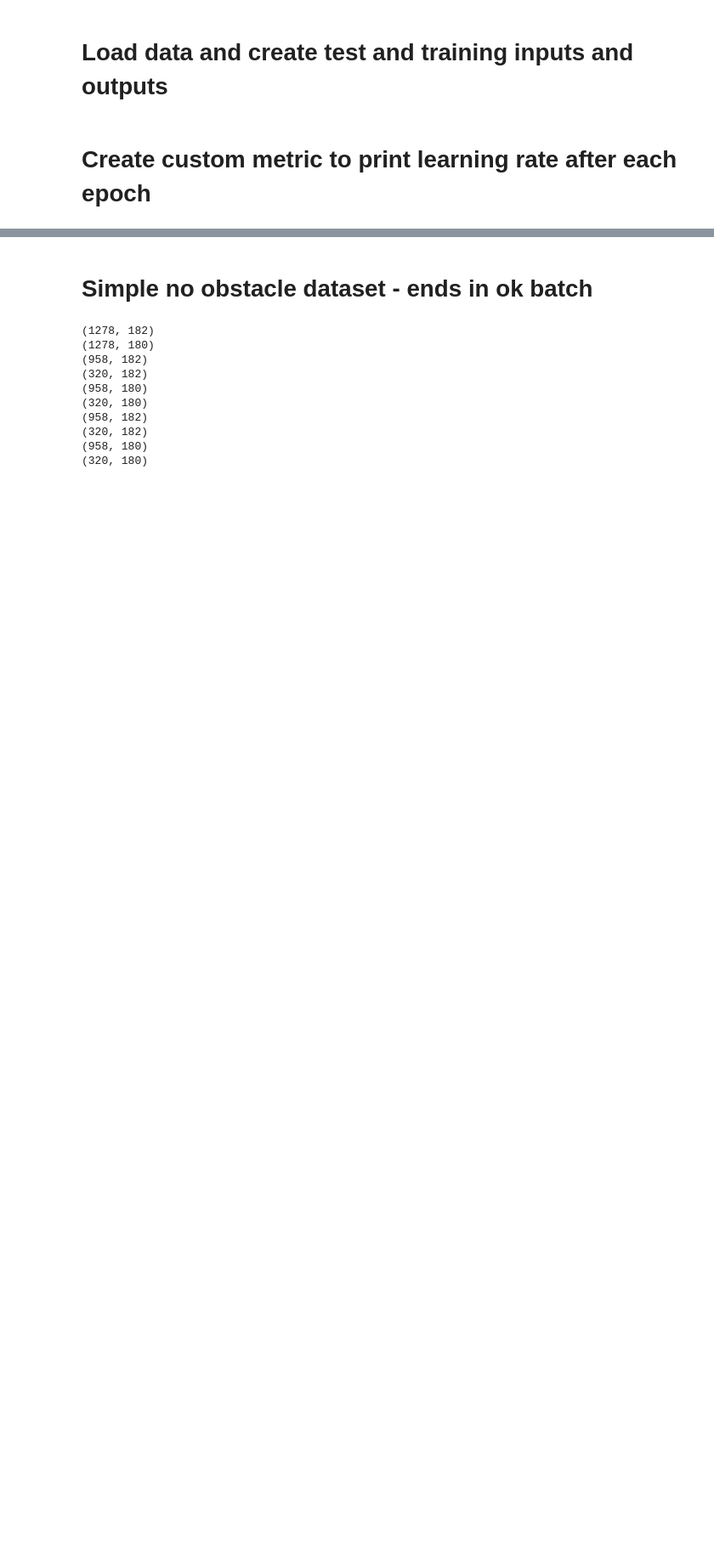
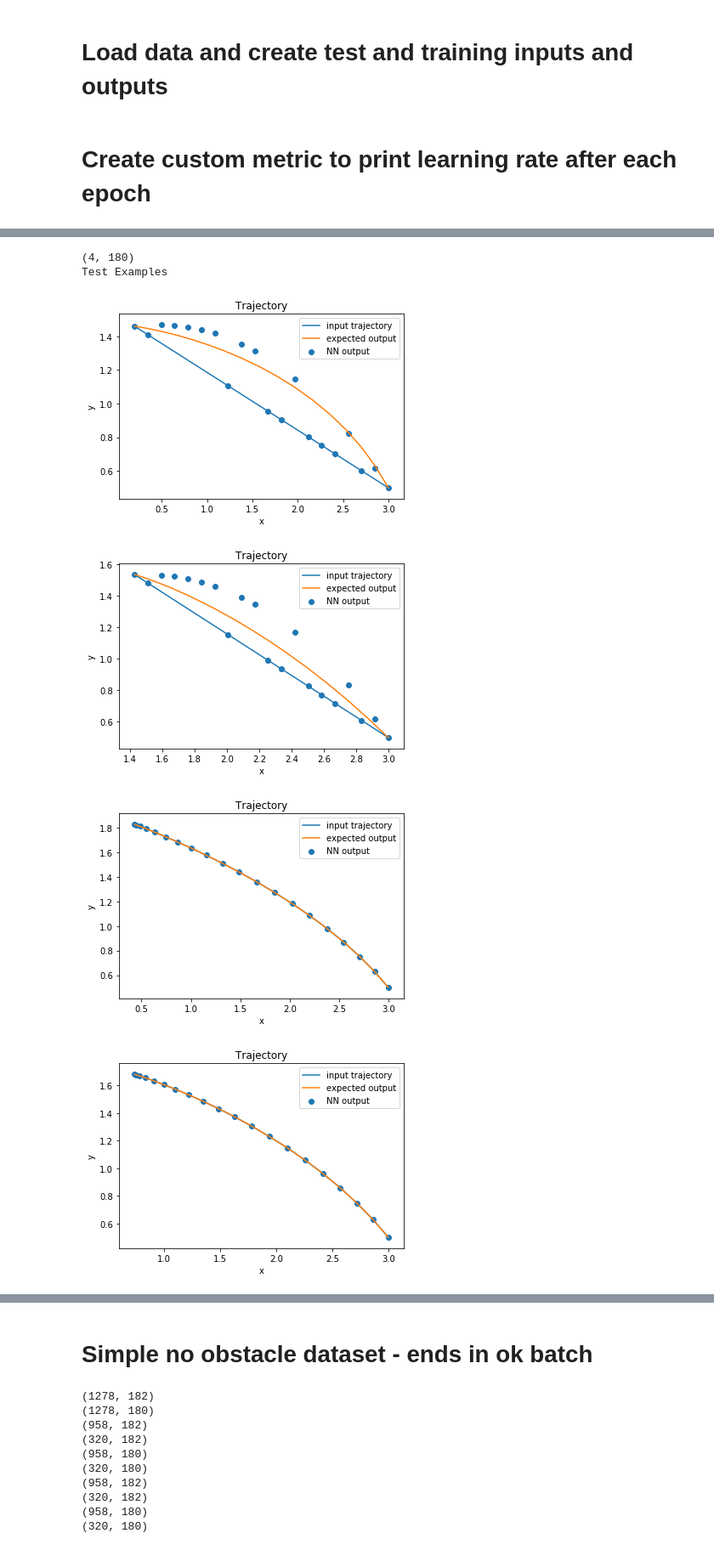
Before and after one commit to somritabanerjee/GuSTO.jl, a Jupyter notebook: examples/train_and_create_imitation_learning_network.ipynb, the cells around one changed output, grey strips where cells are left out. Shown at 85% size. Cells and saved outputs as stored; diff of their text form; code cells hidden in the pictures; blank space fills up the shorter version.

```diff
--- a/examples/train_and_create_imitation_learning_network.ipynb
+++ b/examples/train_and_create_imitation_learning_network.ipynb
@@ -60,0 +185,17 @@ class CustomMetrics(Callback):
+# %%
+# model = load_model('NoObstacleFirst3IterOKDecayLRModel.h5')
+Idx = [61,83,201,244]
+X_test_np_array=np.array(X_test)
+NN_output = model.predict(X_test_np_array[Idx])
+# %%
+print(np.shape(NN_output))
+print("Test Examples")
+for NN_idx, test_idx in enumerate(Idx):
+    plotTrajectoryInputExpectedAndNN(X_test[test_idx,:],Y_test[test_idx,:],NN_output[NN_idx,:])
+# %% [output]
+(4, 180)
+Test Examples
+[figure, added]
+[figure, added]
+[figure, added]
+[figure, added]
```
Also changed, not shown: parts of 28 cells of this notebook, 2 other files.
